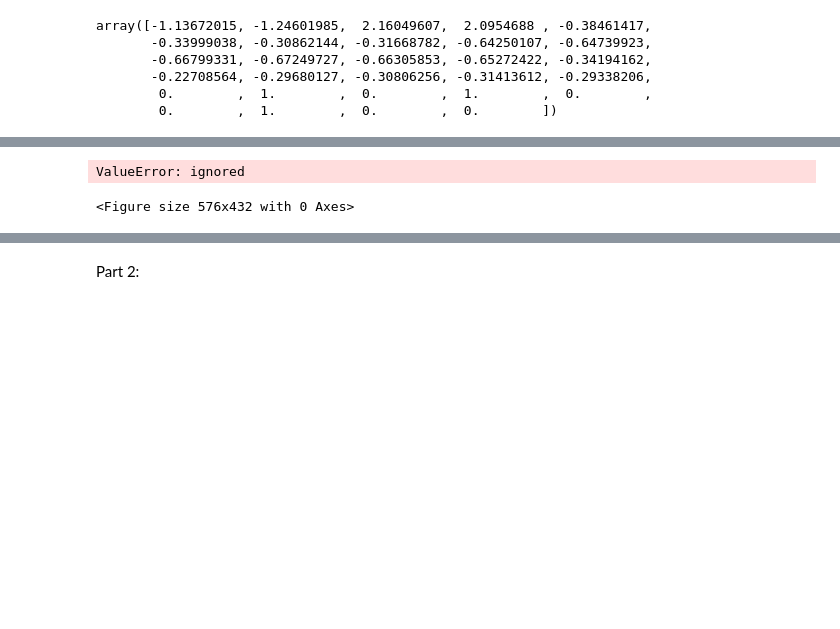
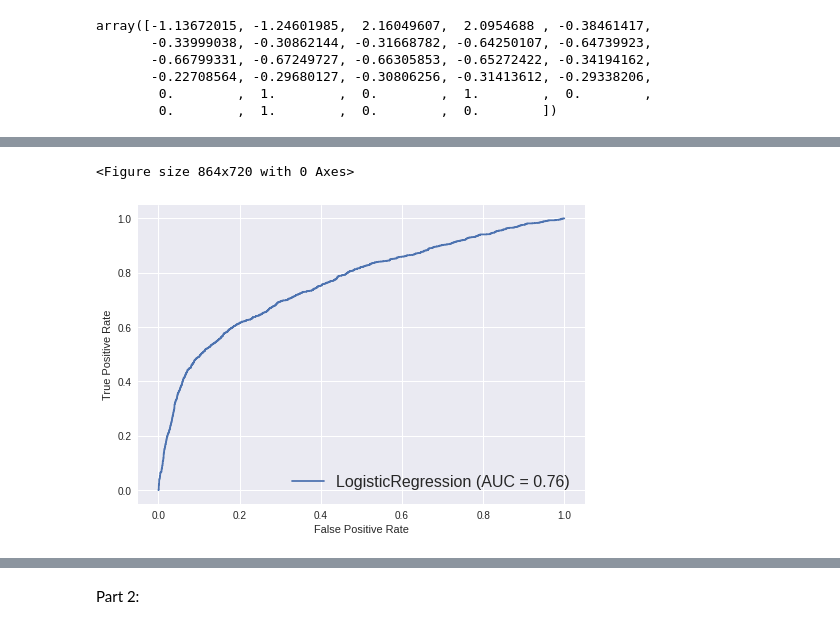
Before and after one commit to drwatson93/Default-of-Credit-Card-Clients-Classification-Model, a Jupyter notebook: Assigment_2.ipynb, the cells around one changed output, grey strips where cells are left out. Saved outputs shown, nothing was run; the diff lists cells and outputs as text; code cells hidden in the pictures; blank space fills up the shorter version.

```diff
--- a/Assigment_2.ipynb
+++ b/Assigment_2.ipynb
@@ -385,16 +394,16 @@ Best auc on training set:  0.7604532855942931
 
 Best auc on test set:  0.7628002832198437
 # %%
-y_probas_LR = cross_val_predict(best_lr_model, cc_default_data_train_set, cc_default_label_train_set, cv=5, method='predict_proba')
-y_scores_LR = y_probas_LR[:, 1]
-fpr_LR, tpr_LR, thresholds_LR = roc_curve(cc_default_label_train_set, y_scores_LR)
+#y_probas_LR = cross_val_predict(best_lr_model, cc_default_data_train_set, cc_default_label_train_set, cv=5, method='predict_proba')
+#y_scores_LR = y_probas_LR[:, 1]
+#fpr_LR, tpr_LR, thresholds_LR = roc_curve(cc_default_label_train_set, y_scores_LR)
 
-plt.figure(figsize = (8,6))
-plot_roc_curve(fpr_LR, tpr_LR, 'Logistic Regression')
+plt.figure(figsize = (12,10))
+plot_roc_curve(best_lr_model, cc_default_data_test_set, cc_default_label_test_set)
 plt.legend(loc="lower right", fontsize=16)
 plt.show()
 # %% [output]
-ValueError: ignored
+<Figure size 864x720 with 0 Axes>
-<Figure size 576x432 with 0 Axes>
+[figure, added]
 # %%
 # 10. Plot ROC curves for all three models (use best models selected for KNN and Random Forest) on one graph. Analyze it and choose which one is a better classifier.
```
Also changed, not shown: parts of 17 cells of this notebook.
